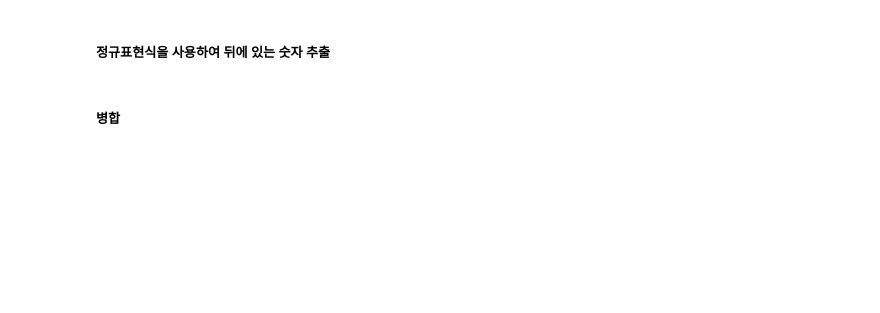
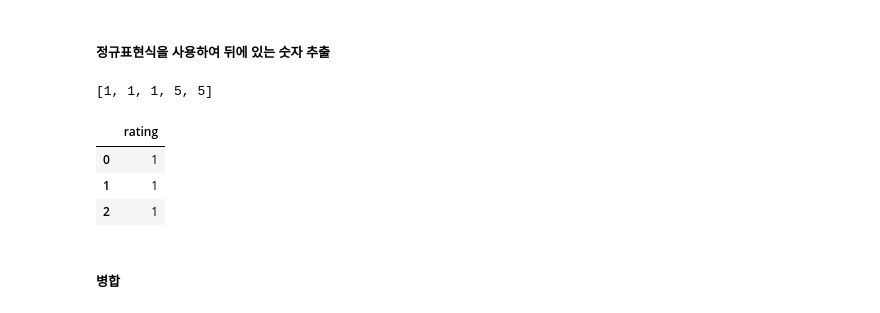
Before and after one commit to estskyway/project_data_analystics, a Jupyter notebook: codes/데이터 전처리/hyein_total_preprocess.ipynb, the cells around one changed output. Cells and saved outputs as stored; diff of their text form; code cells hidden in the pictures; blank space fills up the shorter version.

```diff
--- a/codes/데이터 전처리/hyein_total_preprocess.ipynb
+++ b/codes/데이터 전처리/hyein_total_preprocess.ipynb
@@ -203,10 +229,17 @@ for stars in stars_list:
     if numbers :
         rating = int(numbers[-1])   # 추출된 숫자 중 마지막 요소인 문자열 형태의 숫자를 정수로 변환
         rating_list.append(rating)
-rating_list
+rating_list[:5]
+# %% [output]
+[1, 1, 1, 5, 5]
 # %%
-df_rating = pd.DataFrame(data=rating_list, columns=['rating'])
-df_rating[:3]
+df_without_nan_rating = pd.DataFrame(data=rating_list, columns=['rating'])
+df_without_nan_rating[:3]
+# %% [output]
+|  | rating |
+| 0 | 1 |
+| 1 | 1 |
+| 2 | 1 |
 # %% [markdown]
 ##### 병합
 # %%
```
Also changed, not shown: parts of 40 cells of this notebook, 1 other file.
